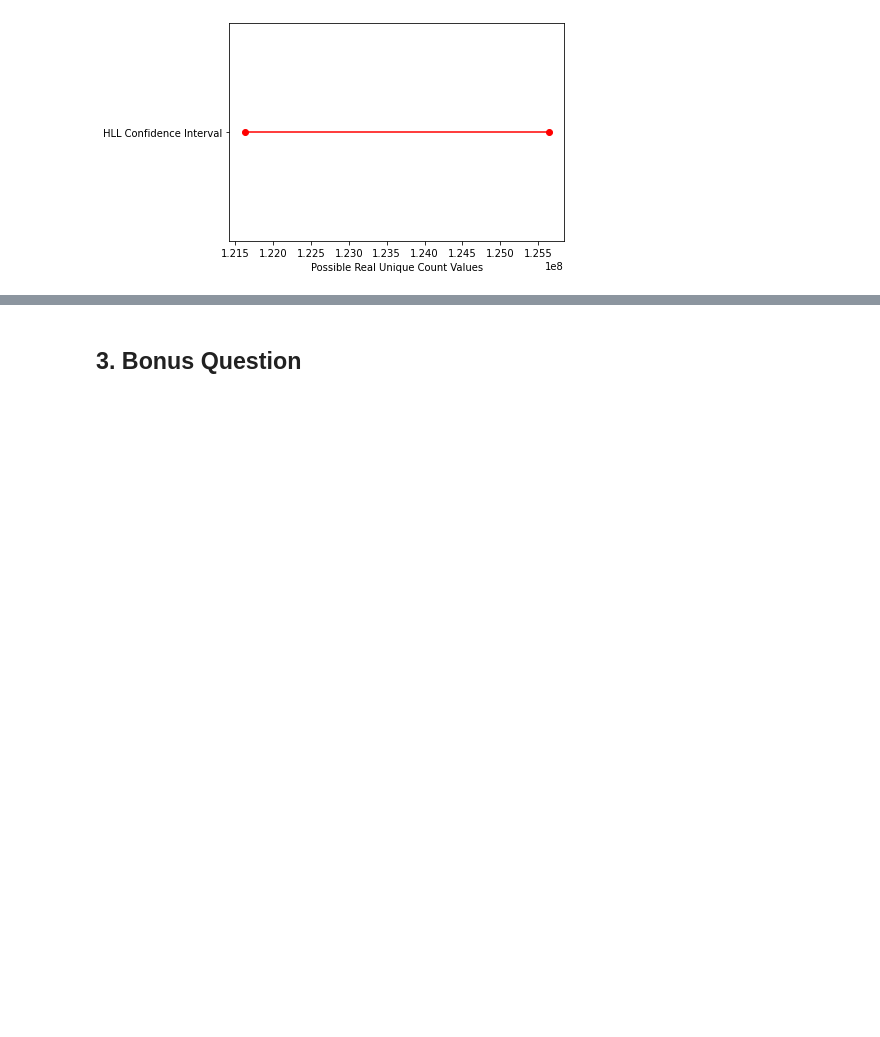
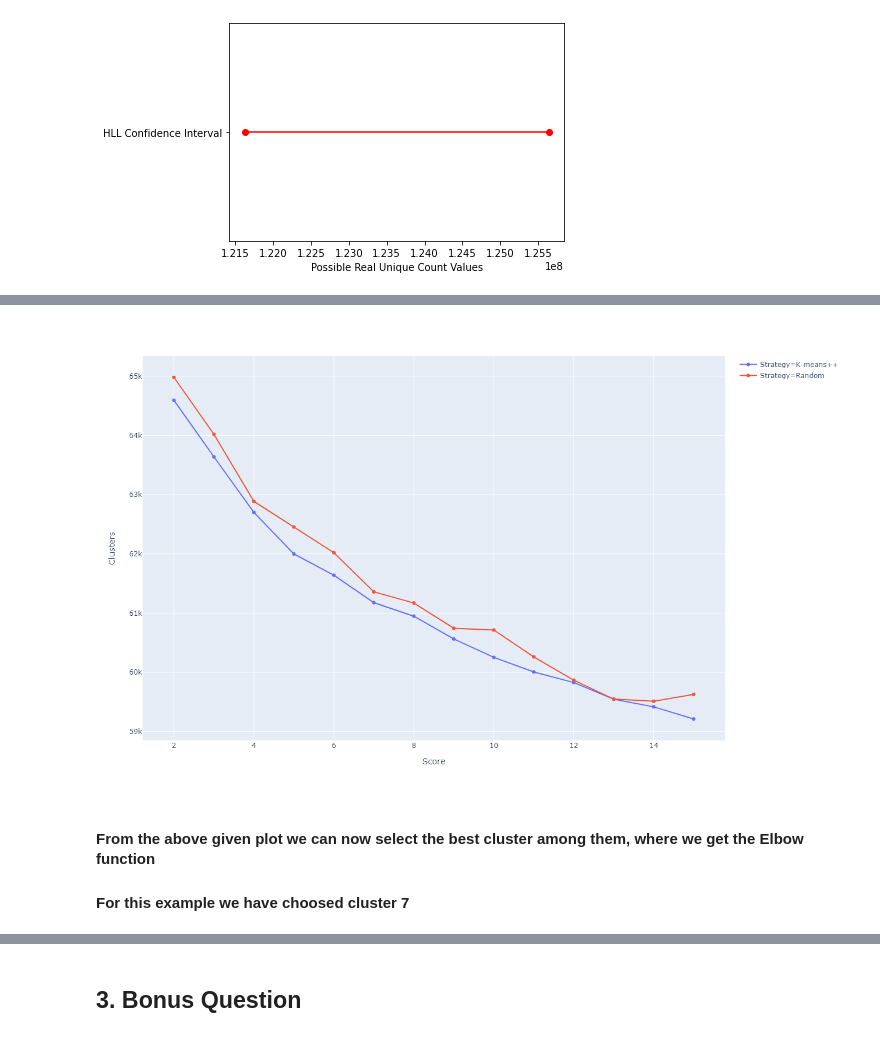
Before and after one commit to JuanMataNaranjo/ADM-HW4, a Jupyter notebook: main.ipynb, the cells around one changed output, grey strips where cells are left out. Saved outputs shown, nothing was run; the diff lists cells and outputs as text; code cells hidden in the pictures; blank space fills up the shorter version.

```diff
--- a/main.ipynb
+++ b/main.ipynb
@@ -97,0 +213,21 @@ plt.show();
+# %%
+"""
+Cluster: is the number of clusters we want to find the Intertia score for to be plotted, for the comparison
+of Our random implemented and Kmeans++ algoritam.
+we'll find the score for both and append them to the list.
+
+Output: shows the score for each numbers of cluster applying both strategies
+"""
+
+cluster = [2,3,4,5,6,7,8,9,10,11,12,13,14,15]
+clusterScoreLib = []
+clusterScoreNonLib = []
+for i in cluster:
+    kmeans = KMeans(init='k-means++',n_clusters=i).fit(df)
+    labels = kmeans.labels_
+    centers = kmeans.cluster_centers_
+    clusterScoreLib.append(kmeans.inertia_)
+    print(i,kmeans.inertia_)
+    values,score = kmeansRandom(df,i)
+    clusterScoreNonLib.append(score)
+    print(i,score)
@@ -97,0 +256,21 @@ plt.show();
+# %%
+"""
+Elbow function given below gives us 2 options to us to choose a better cluster,
+7 and 9 but we'll go for 7, as 7 is more preferrable on both strategies.
+"""
+
+machine1 = ['K-means++' for x in range(len(cluster))]
+machine2 = ['Random' for x in range(len(cluster))]
+Strategy = copy.deepcopy(machine1) + copy.deepcopy(machine2)
+Clusters = copy.deepcopy(clusterScoreLib) + copy.deepcopy(clusterScoreNonLib)
+Score = copy.deepcopy(cluster)+copy.deepcopy(cluster)
+fig = px.line(dict(Strategy=Strategy, Clusters=Clusters, Score=Score), x='Score', y='Clusters', color='Strategy')
+
+fig.update_traces(mode='markers+lines')
+fig.show("png" ,width=1290,height=800)
+# %% [output]
+[figure, added]
+# %% [markdown]
+#### From the above given plot we can now select the best cluster among them, where we get the Elbow function
+
+#### For this example we have choosed cluster 7
```
Also changed, not shown: parts of 22 cells of this notebook.
